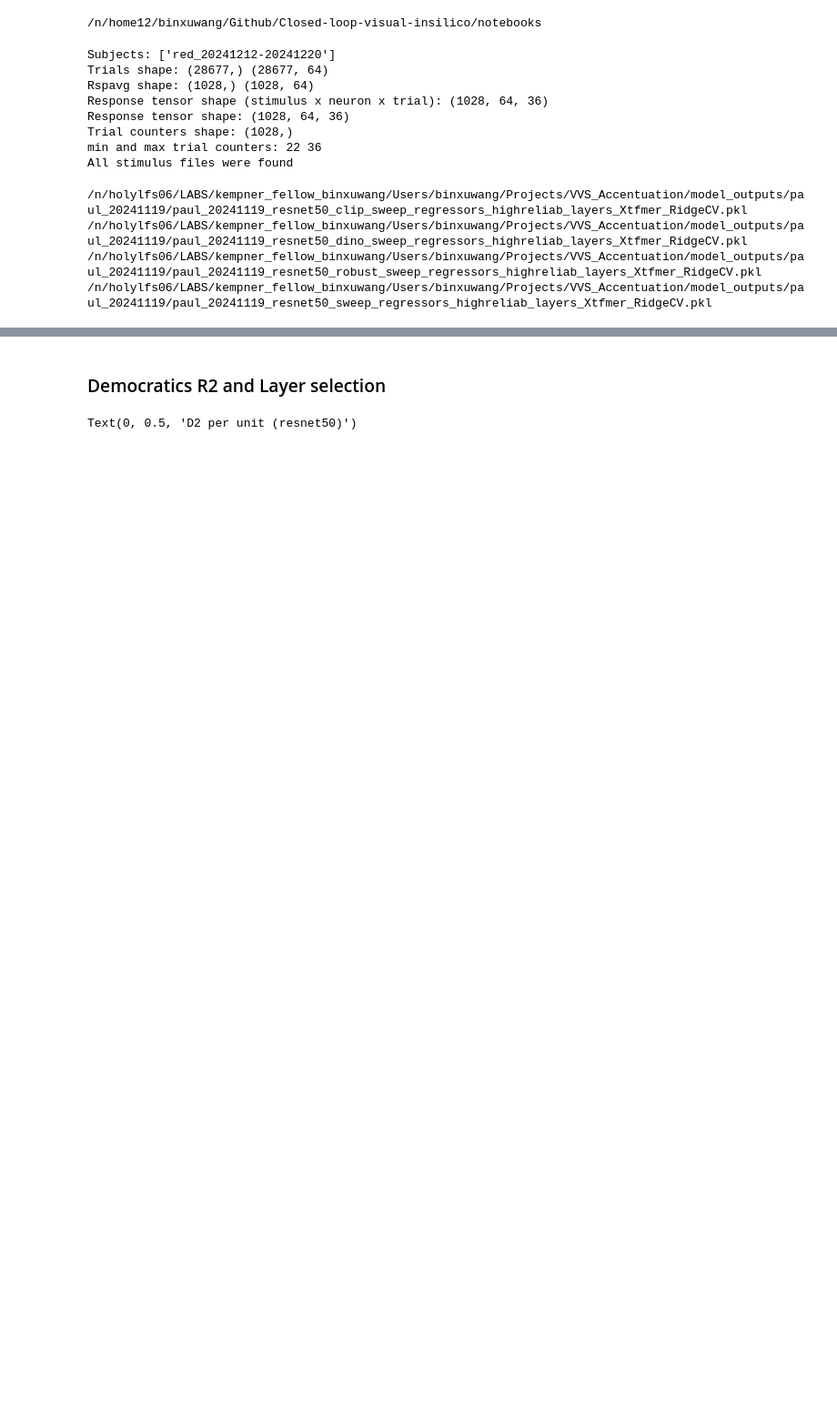
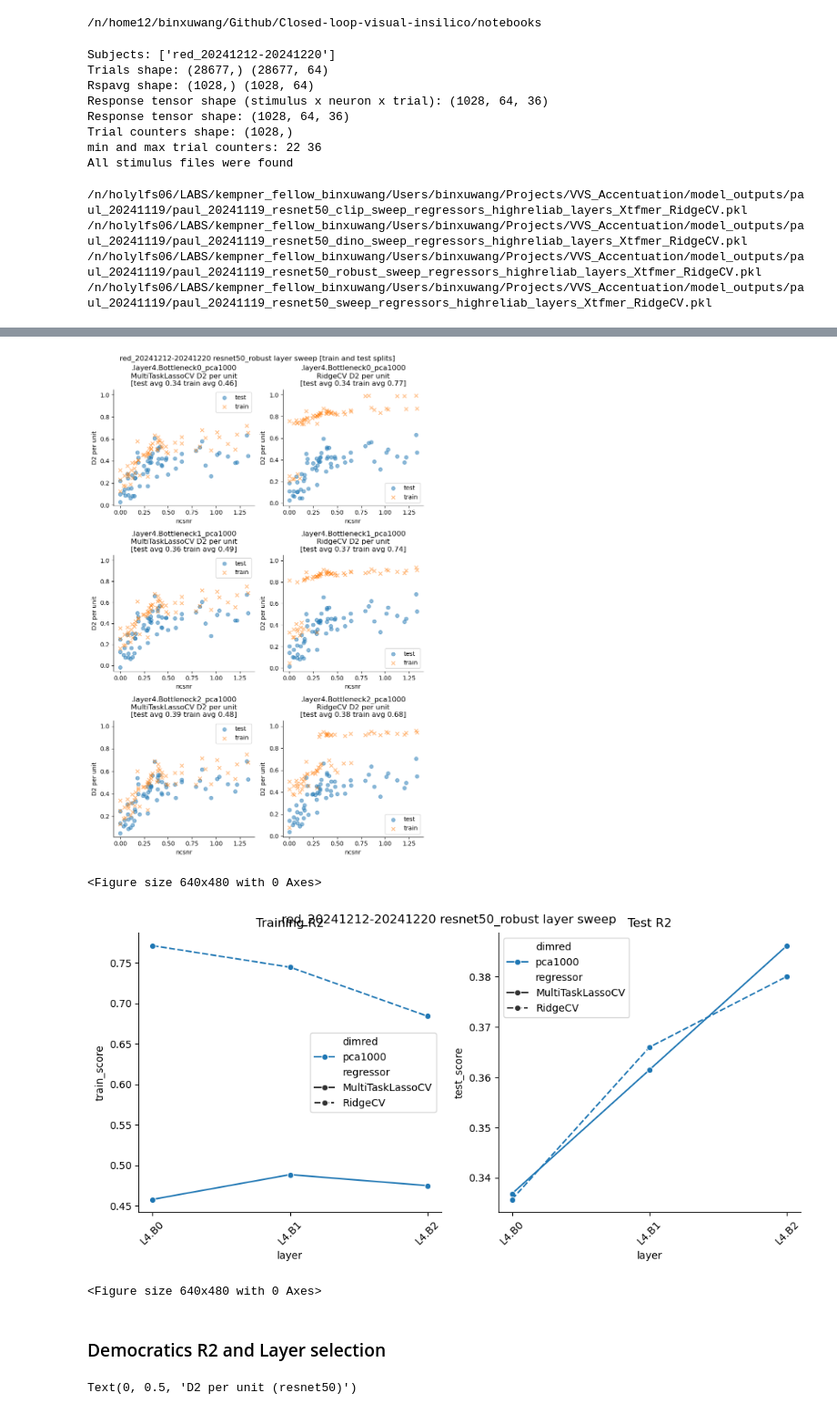
Before and after one commit to Animadversio/Closed-loop-visual-insilico, a Jupyter notebook: notebooks/neural_regression_VVS_day1_241212-241220_RidgeLasso.ipynb, the cells around one changed output, grey strips where cells are left out. Shown at 91% size. Saved outputs shown, nothing was run; the diff lists cells and outputs as text; code cells hidden in the pictures; blank space fills up the shorter version.

```diff
--- a/notebooks/neural_regression_VVS_day1_241212-241220_RidgeLasso.ipynb
+++ b/notebooks/neural_regression_VVS_day1_241212-241220_RidgeLasso.ipynb
@@ -86,10 +80,6 @@ image_fps = data_dict['image_fps']
 resp_mat = data_dict['resp_mat']
 reliability = data_dict['reliability']
 ncsnr = data_dict['ncsnr']
-# %%
-idx_train, idx_test = train_test_split(
-    np.arange(len(rspavg_resp_peak)), test_size=0.2, random_state=42, shuffle=True
-)
 # %%
 
 def compute_D2_per_unit(rspavg_resp_peak, rspavg_pred):
@@ -134,7 +124,7 @@ def compute_model_predictions_and_D2(fit_models_lyrswp, Xdict_lyrswp, resp_mat_s
 
     return pred_dict, D2_per_unit_dict, D2_per_unit_train_dict, D2_per_unit_test_dict
 # %%
-def plot_D2_vs_ncsnr(D2_per_unit_test_dict, D2_per_unit_train_dict, ncsnr, subject_id, modelname, ):
+def plot_D2_vs_ncsnr_perlayer(D2_per_unit_test_dict, D2_per_unit_train_dict, ncsnr, subject_id, modelname, ):
     """Plot D2 scores vs neural signal-to-noise ratio for each model/regressor combination.
 
     Args:
@@ -145,15 +135,16 @@ def plot_D2_vs_ncsnr(D2_per_unit_test_dict, D2_per_unit_train_dict, ncsnr, subje
         modelname: Name of model
         figdir: Directory to save figures
     """
-    figh, axs = plt.subplots(3, 2, figsize=(8, 12))
+    n_combinations = len(D2_per_unit_test_dict.keys())
+    figh, axs = plt.subplots(3, n_combinations//3, figsize=(8, 12))
     for (model_dimred, regressor), ax in zip(D2_per_unit_test_dict.keys(), axs.flatten()):
         plt.sca(ax)
         plt.scatter(ncsnr, D2_per_unit_test_dict[(model_dimred, regressor)], label="test", marker="o", alpha=0.5)
         plt.scatter(ncsnr, D2_per_unit_train_dict[(model_dimred, regressor)], label="train", marker="x", alpha=0.5)
         plt.ylim(None, 1.05)
         plt.xlabel("ncsnr")
+        plt.ylabel("D2 per unit")
         plt.legend()
-        plt.ylabel("D2 per unit")
         plt.title(f"{model_dimred}\n{regressor} D2 per unit\n[test avg {D2_per_unit_test_dict[(model_dimred, regressor)].mean():.2f} train avg {D2_per_unit_train_dict[(model_dimred, regressor)].mean():.2f}]")
     plt.suptitle(f"{subject_id} {modelname} layer sweep [train and test splits]")
     plt.tight_layout()
@@ -597,3 +281,16 @@ Fitting models for reliable channels > None N=64
+# %%
+
+figh = plot_D2_vs_ncsnr_perlayer(D2_per_unit_test_dict, D2_per_unit_train_dict, ncsnr, subject_id, modelname, )
+saveallforms(figdir, f"{subject_id}_{modelname}_layer_sweep_GridCV_synopisis_D2perunit_ncsnr_scatter_RidgeLassoCV")
+
+result_df_lyrswp_formatted, figh2 = plot_layer_sweep_results(result_df_lyrswp, subject_id, modelname, )
+saveallforms(figdir, f"{subject_id}_{modelname}_layer_sweep_GridCV_synopisis_RidgeLassoCV")
+result_df_lyrswp_formatted.to_csv(join(figdir, f"{subject_id}_{modelname}_sweep_regressors_highreliab_layers_sweep_RidgeLassoCV_formatted.csv"))
+# %% [output]
+[figure, added]
+<Figure size 640x480 with 0 Axes>
+[figure, added]
+<Figure size 640x480 with 0 Axes>
 # %% [markdown]
 ### Democratics R2 and Layer selection
 # %%
```
Also changed, not shown: parts of 17 cells of this notebook, 1 other file.
